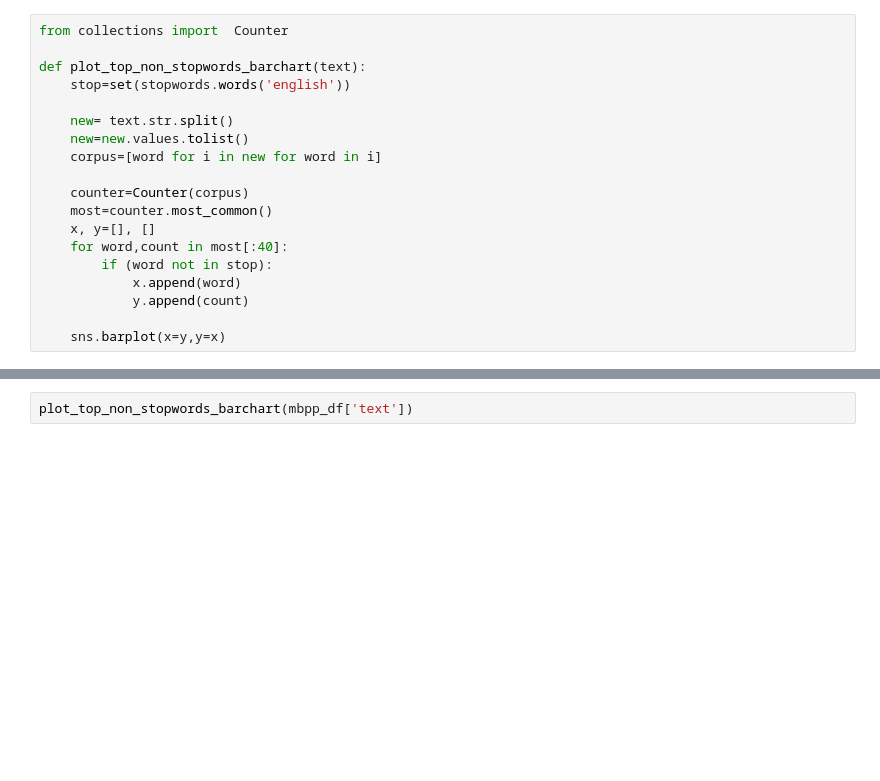
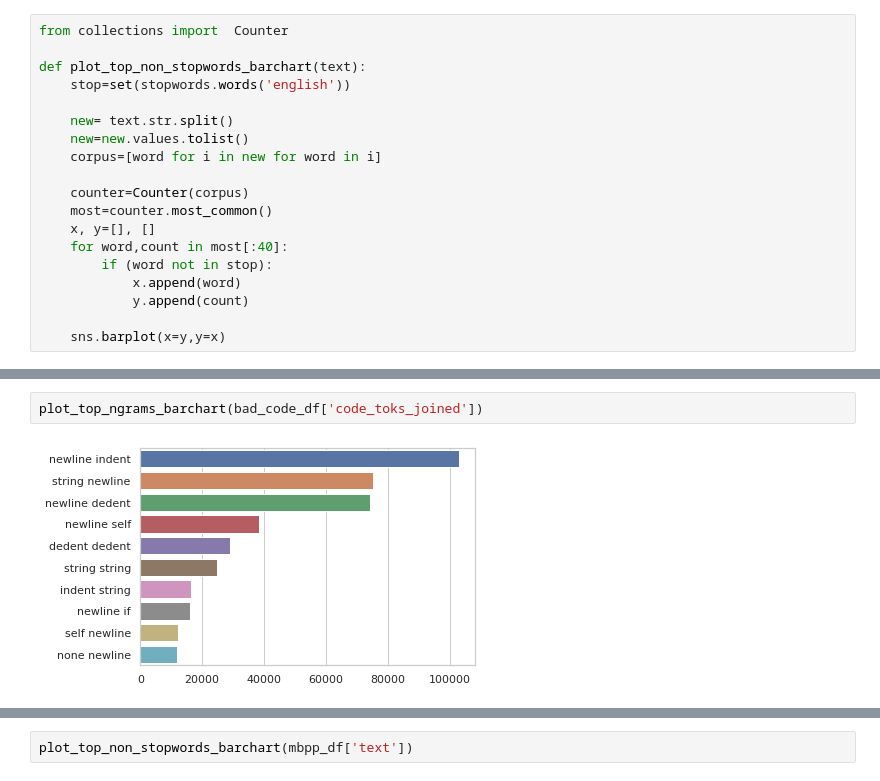
Before and after one commit to alejandro56664-2/final-project-intro-ds-2022-1, a Jupyter notebook: 3_eda/exploratory_data_analysis.ipynb, the cells around one changed output, grey strips where cells are left out. Drawn from its saved outputs; the diff is of its cells as text; blank space fills up the shorter version.

```diff
--- a/3_eda/exploratory_data_analysis.ipynb
+++ b/3_eda/exploratory_data_analysis.ipynb
@@ -481,0 +533,4 @@ def plot_top_non_stopwords_barchart(text):
+# %%
+plot_top_ngrams_barchart(bad_code_df['code_toks_joined'])
+# %% [output]
+[figure, added]
```
Also changed, not shown: parts of 25 cells of this notebook, 4 other files.
